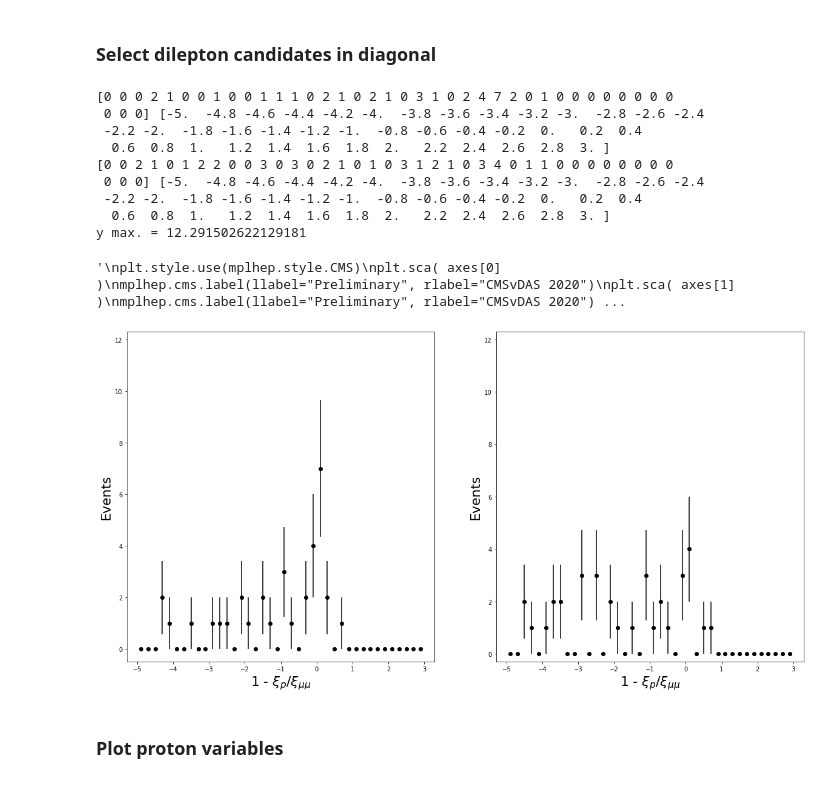
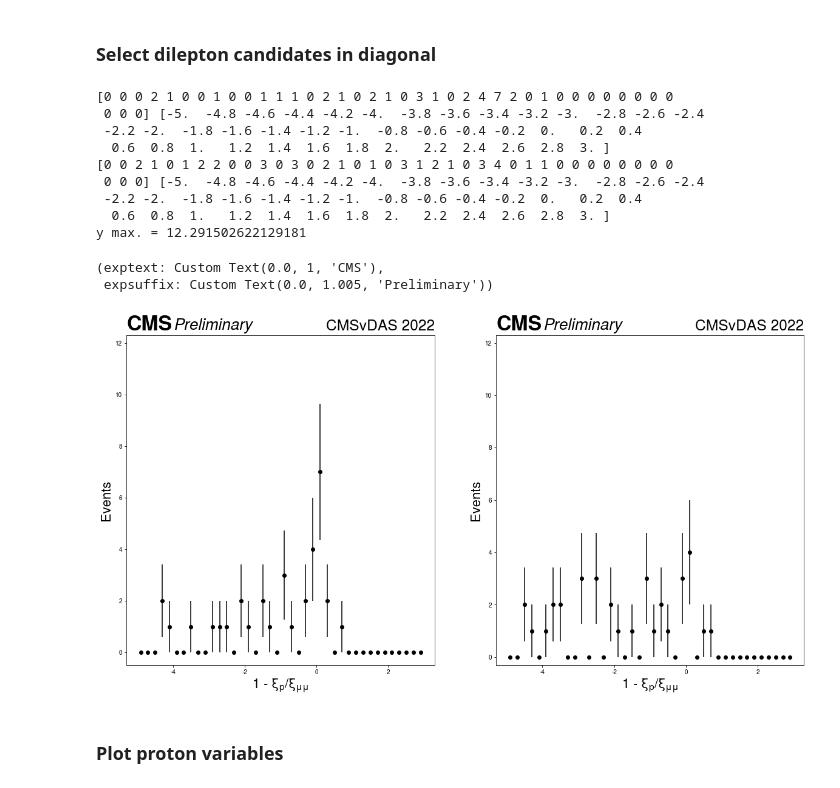
Before and after one commit to CMSDAS/pps-short-exercise, a Jupyter notebook: Dilepton-Protons.ipynb, the cells around one changed output. Drawn from its saved outputs; the diff is of its cells as text; code cells hidden in the pictures.

```diff
--- a/Dilepton-Protons.ipynb
+++ b/Dilepton-Protons.ipynb
@@ -15,3 +20,6 @@ import mplhep
+# %%
+DATAPATH='root://cmseos.fnal.gov//store/user/cmsdas/2022/short_exercises/pps-protons-tutorial/data/'
+#DATAPATH='/eos/user/c/cmsdas/short-exercises/pps-protons-tutorial/data'
 # %% [markdown]
 ### N-tuple processing
 
@@ -79,14 +88,14 @@ In the multi-RP reconstruction, both "near" and "far" tracking detector stations
 
 In the single-RP reconstruction, the proton kinematics is only partially reconstructed from a single detector station. In this case we will use the "far" station. In the 2017 detector configuration, this corresponds to the stations using pixel detectors.
 # %%
-fileName_signal = "/eos/user/c/cmsdas/short-exercises/pps-protons-tutorial/data/output-MC2017-Elastic-Non3+3-PreSel.h5"
-#fileName_signal = "/eos/user/c/cmsdas/short-exercises/pps-protons-tutorial/data/output-MC2017-SingleDissociation-Non3+3-PreSel.h5"
+fileName_signal = "output-MC2017-Elastic-Non3+3-PreSel.h5"
+#fileName_signal = "output-MC2017-SingleDissociation-Non3+3-PreSel.h5"
 
 fileNames_data = [
-    '/eos/user/c/cmsdas/short-exercises/pps-protons-tutorial/data/output-UL2017B-PreSel.h5',
-    '/eos/user/c/cmsdas/short-exercises/pps-protons-tutorial/data/output-UL2017C1-PreSel.h5',
-    '/eos/user/c/cmsdas/short-exercises/pps-protons-tutorial/data/output-UL2017E-PreSel.h5',
-    '/eos/user/c/cmsdas/short-exercises/pps-protons-tutorial/data/output-UL2017F1-PreSel.h5'
+    'output-UL2017B-PreSel.h5',
+    'output-UL2017C1-PreSel.h5',
+    'output-UL2017E-PreSel.h5',
+    'output-UL2017F1-PreSel.h5'
 ]
 
 #proton_selection = "SingleRP"
@@ -94,3 +105,6 @@ proton_selection = "MultiRP"
+# %%
+for f in [fileName_signal]+fileNames_data:
+    !xrdcopy {DATAPATH}/{f} .
 # %% [markdown]
 # Signal
 # %% [markdown]
@@ -492,39 +506,39 @@ counts_2, bin_edges_2 = np.histogram( vals_2, bins=bins_, range=range_ )
 errors_2 = np.sqrt( counts_2 )
 print ( counts_2, bin_edges_2 )
 
 bin_centres_2 = ( bin_edges_2[:-1] + bin_edges_2[1:] ) / 2.
 axes[1].errorbar(bin_centres_2, counts_2, yerr=errors_2, fmt='ko')
 
 idx_ymax_ = np.argmax( np.concatenate( [counts_1, counts_2] ) )
 y_max = np.concatenate( [counts_1, counts_2] )[idx_ymax_] + 2*np.concatenate( [errors_1, errors_2] )[idx_ymax_]
 print ( "y max. = {}".format(y_max) )
 
 axes[0].set_ylim( top=y_max )
 axes[0].set_xlabel( r"1 - $\xi_p / \xi_{\mu\mu}$", fontsize=22 )
 axes[0].set_ylabel( "Events", fontsize=22 )
 axes[1].set_ylim( top=y_max )
 axes[1].set_xlabel( r"1 - $\xi_p / \xi_{\mu\mu}$", fontsize=22 )
 axes[1].set_ylabel( "Events", fontsize=22 )
 
-"""
+
 plt.style.use(mplhep.style.CMS)
 plt.sca( axes[0] )
-mplhep.cms.label(llabel="Preliminary", rlabel="CMSvDAS 2020")
+mplhep.cms.label(llabel="Preliminary", rlabel="CMSvDAS 2022")
 plt.sca( axes[1] )
-mplhep.cms.label(llabel="Preliminary", rlabel="CMSvDAS 2020")
-"""
+mplhep.cms.label(llabel="Preliminary", rlabel="CMSvDAS 2022")
 # %% [output]
 [0 0 0 2 1 0 0 1 0 0 1 1 1 0 2 1 0 2 1 0 3 1 0 2 4 7 2 0 1 0 0 0 0 0 0 0 0
  0 0 0] [-5.  -4.8 -4.6 -4.4 -4.2 -4.  -3.8 -3.6 -3.4 -3.2 -3.  -2.8 -2.6 -2.4
  -2.2 -2.  -1.8 -1.6 -1.4 -1.2 -1.  -0.8 -0.6 -0.4 -0.2  0.   0.2  0.4
   0.6  0.8  1.   1.2  1.4  1.6  1.8  2.   2.2  2.4  2.6  2.8  3. ]
 [0 0 2 1 0 1 2 2 0 0 3 0 3 0 2 1 0 1 0 3 1 2 1 0 3 4 0 1 1 0 0 0 0 0 0 0 0
  0 0 0] [-5.  -4.8 -4.6 -4.4 -4.2 -4.  -3.8 -3.6 -3.4 -3.2 -3.  -2.8 -2.6 -2.4
  -2.2 -2.  -1.8 -1.6 -1.4 -1.2 -1.  -0.8 -0.6 -0.4 -0.2  0.   0.2  0.4
   0.6  0.8  1.   1.2  1.4  1.6  1.8  2.   2.2  2.4  2.6  2.8  3. ]
 y max. = 12.291502622129181
-'\nplt.style.use(mplhep.style.CMS)\nplt.sca( axes[0] )\nmplhep.cms.label(llabel="Preliminary", rlabel="CMSvDAS 2020")\nplt.sca( axes[1] )\nmplhep.cms.label(llabel="Preliminary", rlabel="CMSvDAS 2020") ...
+(exptext: Custom Text(0.0, 1, 'CMS'),
+ expsuffix: Custom Text(0.0, 1.005, 'Preliminary'))
-[figure, old version]
+[figure, new version]
 # %% [markdown]
 ### Plot proton variables
 # %%
```
Also changed, not shown: parts of 11 cells of this notebook.
